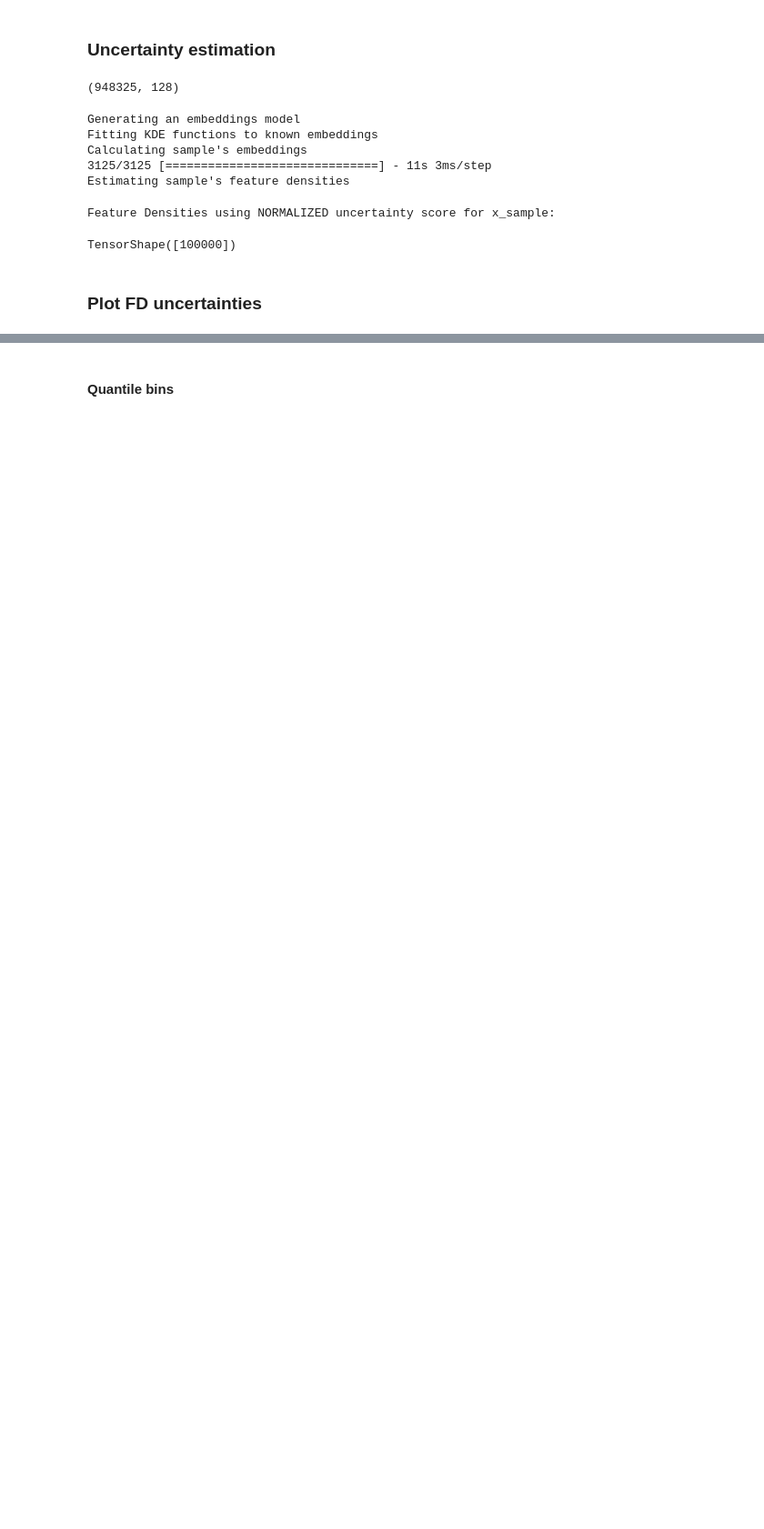
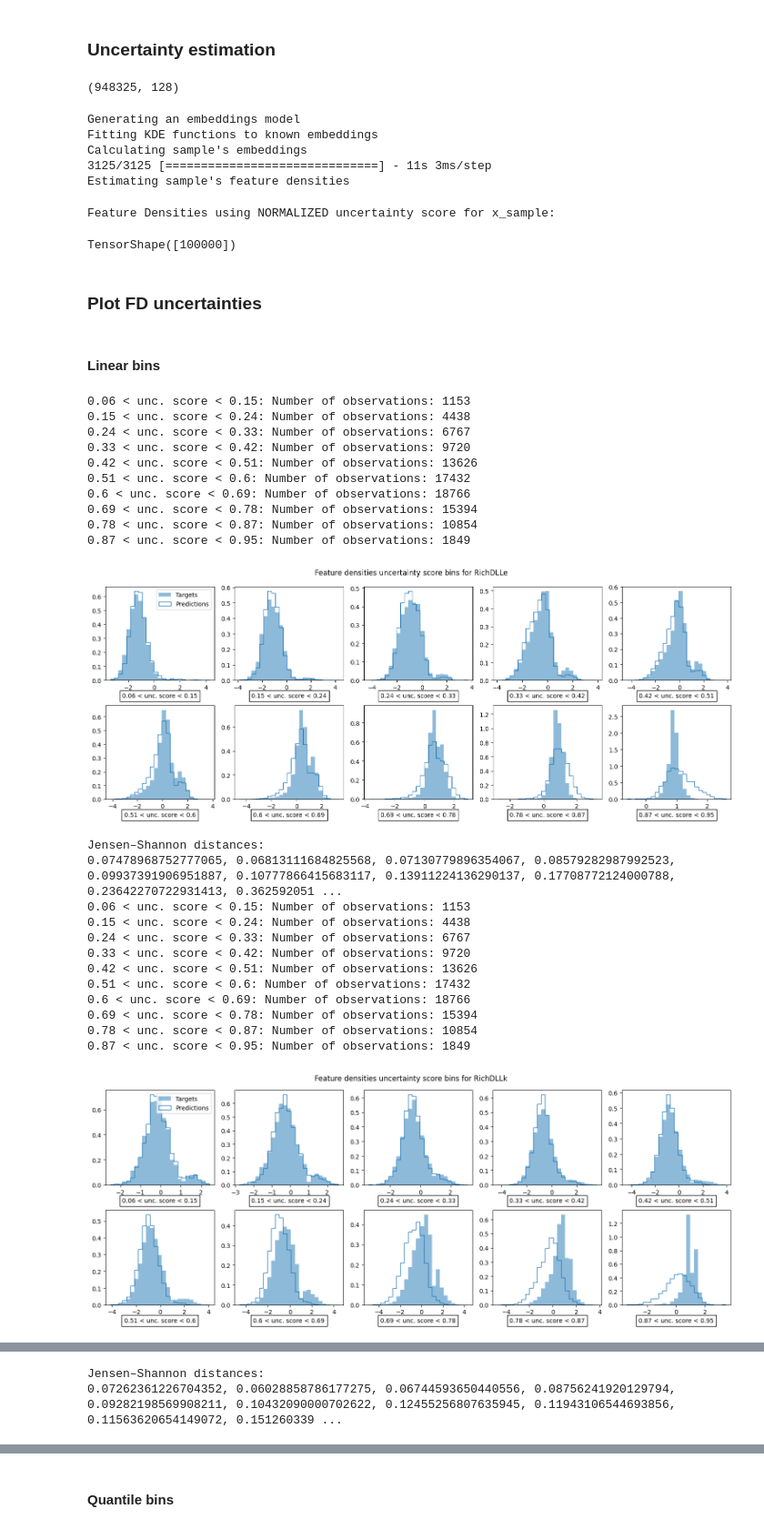
Before and after one commit to evillag/uncertainty_gan, a Jupyter notebook: TestBench.ipynb, the cells around one changed output, grey strips where cells are left out. Shown at 91% size. Cells and saved outputs as stored; diff of their text form; code cells hidden in the pictures; blank space fills up the shorter version.

```diff
--- a/TestBench.ipynb
+++ b/TestBench.ipynb
@@ -571,3 +516,39 @@ TensorShape([100000])
 np.save(output_dir + f'{PARTICLE}_fd_uncertainty_normalized.npy', fd_uncertainty_normalized)
 # %% [markdown]
 ### Plot FD uncertainties
+# %% [markdown]
+#### Linear bins
+# %%
+all_fd_bin_edges, all_fd_js_distances = [], []
+
+for i in range(5):
+  fd_bin_edges, fd_js_distances = estimate_distances_and_plot_uncertainty_bins(
+      y_sample, t_generated, fd_uncertainty_normalized, 'Feature densities', particle_index = i)
+
+  all_fd_bin_edges += [fd_bin_edges]
+  all_fd_js_distances += [fd_js_distances]
+# %% [output]
+0.06 < unc. score < 0.15: Number of observations: 1153
+0.15 < unc. score < 0.24: Number of observations: 4438
+0.24 < unc. score < 0.33: Number of observations: 6767
+0.33 < unc. score < 0.42: Number of observations: 9720
+0.42 < unc. score < 0.51: Number of observations: 13626
+0.51 < unc. score < 0.6: Number of observations: 17432
+0.6 < unc. score < 0.69: Number of observations: 18766
+0.69 < unc. score < 0.78: Number of observations: 15394
+0.78 < unc. score < 0.87: Number of observations: 10854
+0.87 < unc. score < 0.95: Number of observations: 1849
+[figure, added]
+Jensen–Shannon distances:
+0.07478968752777065, 0.06813111684825568, 0.07130779896354067, 0.08579282987992523, 0.09937391906951887, 0.10777866415683117, 0.13911224136290137, 0.17708772124000788, 0.23642270722931413, 0.362592051 ...
+0.06 < unc. score < 0.15: Number of observations: 1153
+0.15 < unc. score < 0.24: Number of observations: 4438
+0.24 < unc. score < 0.33: Number of observations: 6767
+0.33 < unc. score < 0.42: Number of observations: 9720
+0.42 < unc. score < 0.51: Number of observations: 13626
+0.51 < unc. score < 0.6: Number of observations: 17432
+0.6 < unc. score < 0.69: Number of observations: 18766
+0.69 < unc. score < 0.78: Number of observations: 15394
+0.78 < unc. score < 0.87: Number of observations: 10854
+0.87 < unc. score < 0.95: Number of observations: 1849
+[figure, added]
@@ -573,0 +594,2 @@ np.save(output_dir + f'{PARTICLE}_fd_uncertainty_normalized.npy', fd_uncertainty
+Jensen–Shannon distances:
+0.07262361226704352, 0.06028858786177275, 0.06744593650440556, 0.08756241920129794, 0.09282198569908211, 0.10432090000702622, 0.12455256807635945, 0.11943106544693856, 0.11563620654149072, 0.151260339 ...
```
Also changed, not shown: parts of 17 cells of this notebook.
